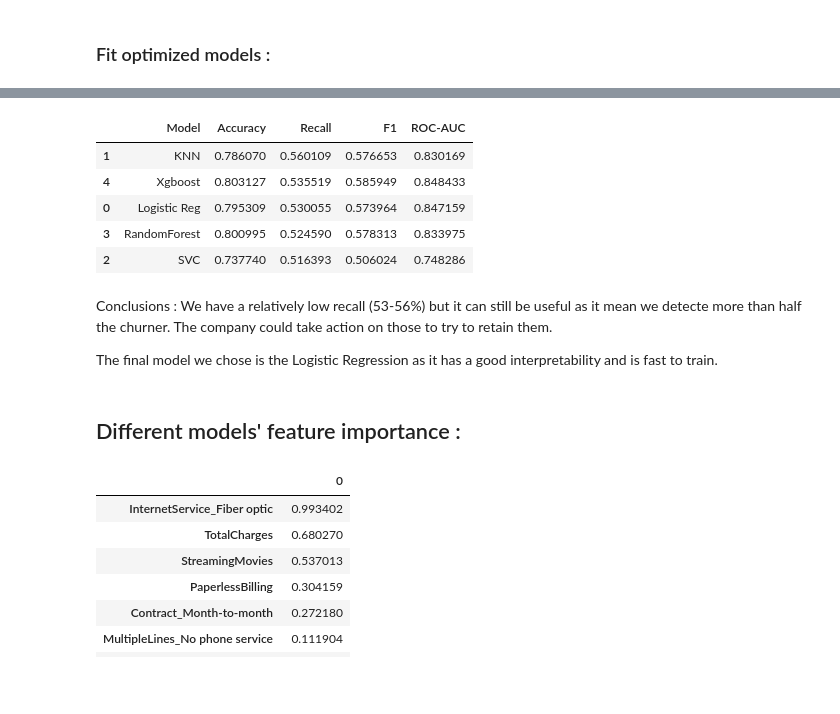
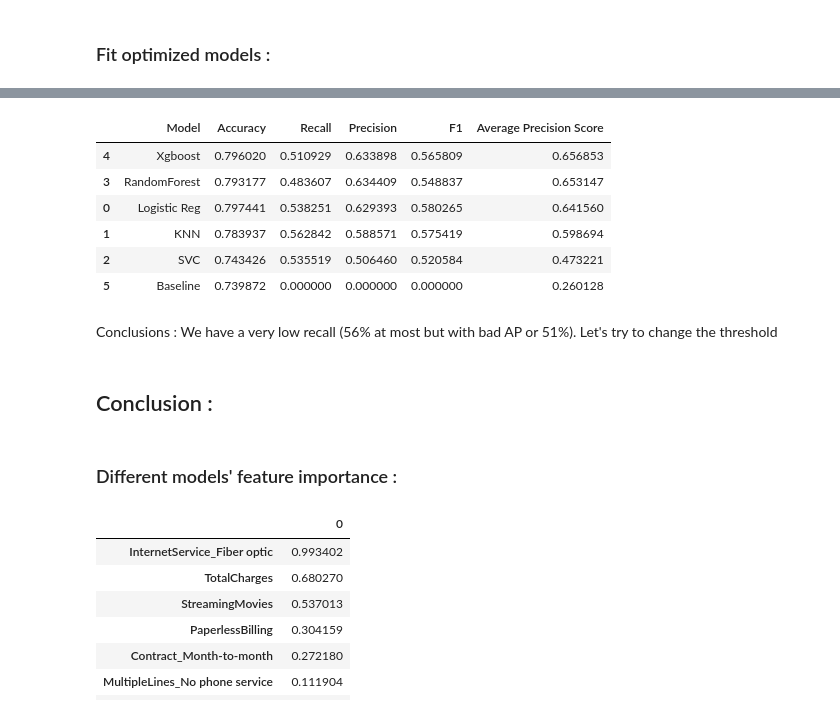
Before and after one commit to LoicLaffineur/Churn_Prediction_Telco, a Jupyter notebook: Telco_Churn_python.ipynb, the cells around one changed output, grey strips where cells are left out. Drawn from its saved outputs; the diff is of its cells as text; code cells hidden in the pictures; blank space fills up the shorter version.

```diff
--- a/Telco_Churn_python.ipynb
+++ b/Telco_Churn_python.ipynb
@@ -88,7 +88,7 @@ Churn Label: Yes = the customer left the company this quarter. No = the customer
 # %% [markdown]
 ### Load :
 # %%
-data = pd.read_csv('Telco_churn_data.csv')
+data = pd.read_csv('Telco_Churn_data.csv')
 data.head()
 # %% [output]
 |  | customerID | gender | SeniorCitizen | Partner | Dependents | tenure | PhoneService | MultipleLines | ... |
@@ -657,16 +665,24 @@ for model,model_name in zip(models,model_names) : # Entrainement des modeles opt
 # %%
 acc=[]
-recall=[]
+rec=[]
 f1=[]
-roc_auc=[]
+ap_pr=[]
+prec=[]
 for model,model_name in zip(models,model_names) :
   y_pred=model.predict(X_test)
   print(model_name, classification_report(y_test,y_pred),'\n')
   acc.append(accuracy_score(y_test,y_pred))
-  recall.append(recall_score(y_test,y_pred))
+  rec.append(recall_score(y_test,y_pred))
   f1.append(f1_score(y_test,y_pred))
+  prec.append(precision_score(y_test,y_pred))
   y_prob = model.predict_proba(X_test)[:,1]
-  roc_auc.append(roc_auc_score(y_test,y_prob))
+  ap_pr.append(average_precision_score(y_test,y_prob))
+
+acc.append(accuracy_score(y_test,0*y_test))
+rec.append(recall_score(y_test,0*y_test))
+f1.append(f1_score(y_test,0*y_test))
+prec.append(precision_score(y_test,0*y_test))
+ap_pr.append(average_precision_score(y_test,0*y_test))
 # %% [output]
 Logistic Reg               precision    recall  f1-score   support
 
@@ -719,0 +735,18 @@ plt.legend(leg);
+# %%
+# Add baseline :
+model_names.append('Baseline')
+
+_, ax = plt.subplots(figsize=(7, 8))
+
+for i in range(len(model_names)) :
+  display = PrecisionRecallDisplay(
+      recall=recall[i],
+      precision=precision[i],
+      average_precision=average_precision[i],
+  )
+  display.plot(
+       ax=ax, despine=False
+  )
+ax.legend(leg)
+plt.title('PR-curve')
+plt.show()
@@ -720,20 +755,21 @@ plt.legend(leg);
 # %%
 results = pd.DataFrame({
     'Model': model_names,
     'Accuracy': acc,
-    'Recall': recall,
+    'Recall': rec,
+    'Precision': prec,
     'F1': f1,
-    'ROC-AUC': roc_auc
+    'Average Precision Score': ap_pr
 })
-results.sort_values(by='Recall', ascending=False)
+results.sort_values(by='Average Precision Score', ascending=False)
 # %% [output]
-|  | Model | Accuracy | Recall | F1 | ROC-AUC |
-| 1 | KNN | 0.786070 | 0.560109 | 0.576653 | 0.830169 |
-| 4 | Xgboost | 0.803127 | 0.535519 | 0.585949 | 0.848433 |
-| 0 | Logistic Reg | 0.795309 | 0.530055 | 0.573964 | 0.847159 |
-| 3 | RandomForest | 0.800995 | 0.524590 | 0.578313 | 0.833975 |
-| 2 | SVC | 0.737740 | 0.516393 | 0.506024 | 0.748286 |
+|  | Model | Accuracy | Recall | Precision | F1 | Average Precision Score |
+| 4 | Xgboost | 0.796020 | 0.510929 | 0.633898 | 0.565809 | 0.656853 |
+| 3 | RandomForest | 0.793177 | 0.483607 | 0.634409 | 0.548837 | 0.653147 |
+| 0 | Logistic Reg | 0.797441 | 0.538251 | 0.629393 | 0.580265 | 0.641560 |
+| 1 | KNN | 0.783937 | 0.562842 | 0.588571 | 0.575419 | 0.598694 |
+| 2 | SVC | 0.743426 | 0.535519 | 0.506460 | 0.520584 | 0.473221 |
+| 5 | Baseline | 0.739872 | 0.000000 | 0.000000 | 0.000000 | 0.260128 |
-# %% [markdown]
-Conclusions : We have a relatively low recall (53-56%) but it can still be useful as it mean we detecte more than half the churner. The company could take action on those to try to retain them.
-
-The final model we chose is the Logistic Regression as it has a good interpretability and is fast to train.
+# %% [markdown]
+Conclusions : We have a very low recall (56% at most but with bad AP or 51%).
+Let's try to change the threshold
@@ -740,5 +788,7 @@ The final model we chose is the Logistic Regression as it has a good interpretab
+# %% [markdown]
+## Conclusion :
 # %% [markdown]
-## Different models' feature importance :
+### Different models' feature importance :
 # %%
 weights = pd.Series(reglog.coef_[0], # For Logistic regression
                  index=X_train.columns.values)
```
Also changed, not shown: parts of 18 cells of this notebook.
